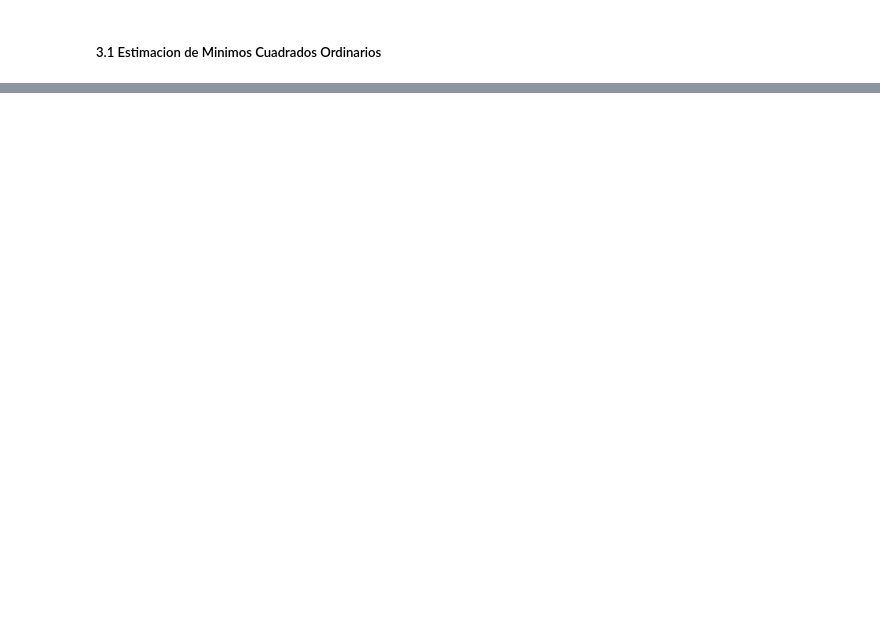
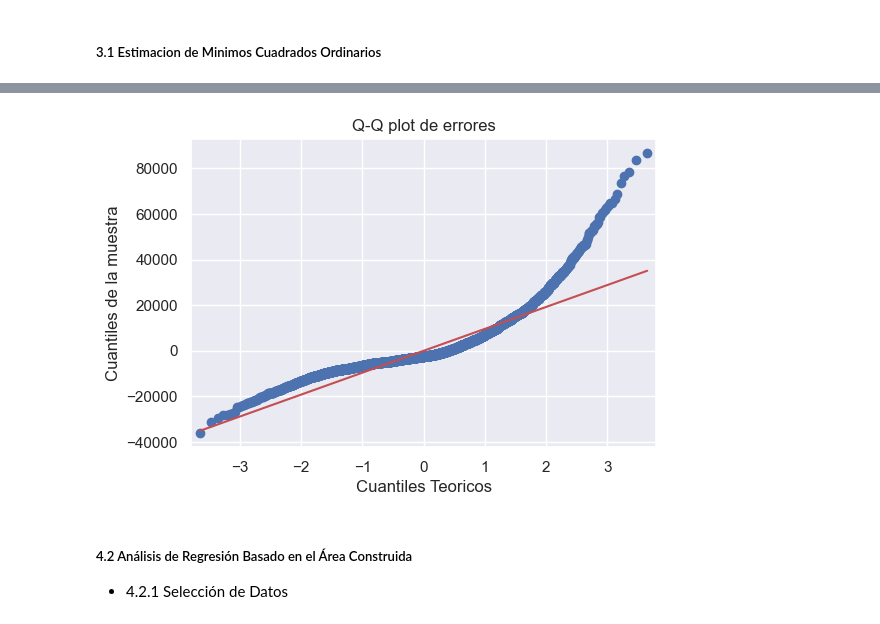
Before and after one commit to Marian186/Data-Cleaning, a Jupyter notebook: Regresion Lineal.ipynb, the cells around one changed output, grey strips where cells are left out. Saved outputs shown, nothing was run; the diff lists cells and outputs as text; code cells hidden in the pictures; blank space fills up the shorter version.

```diff
--- a/Regresion Lineal.ipynb
+++ b/Regresion Lineal.ipynb
@@ -260,0 +270,13 @@ plt.show()
+# %%
+fig, ax = plt.subplots(figsize=(6,4))
+sm.qqplot(residuals, line='s',ax= ax)
+plt.title("Q-Q plot de errores")
+ax.set_xlabel("Cuantiles Teoricos")
+ax.set_ylabel("Cuantiles de la muestra")
+plt.show()
+# %% [output]
+[figure, added]
+# %% [markdown]
+
+##### 4.2 Análisis de Regresión Basado en el Área Construida
+- 4.2.1 Selección de Datos
```
Also changed, not shown: parts of 77 cells of this notebook, 1 other file.
